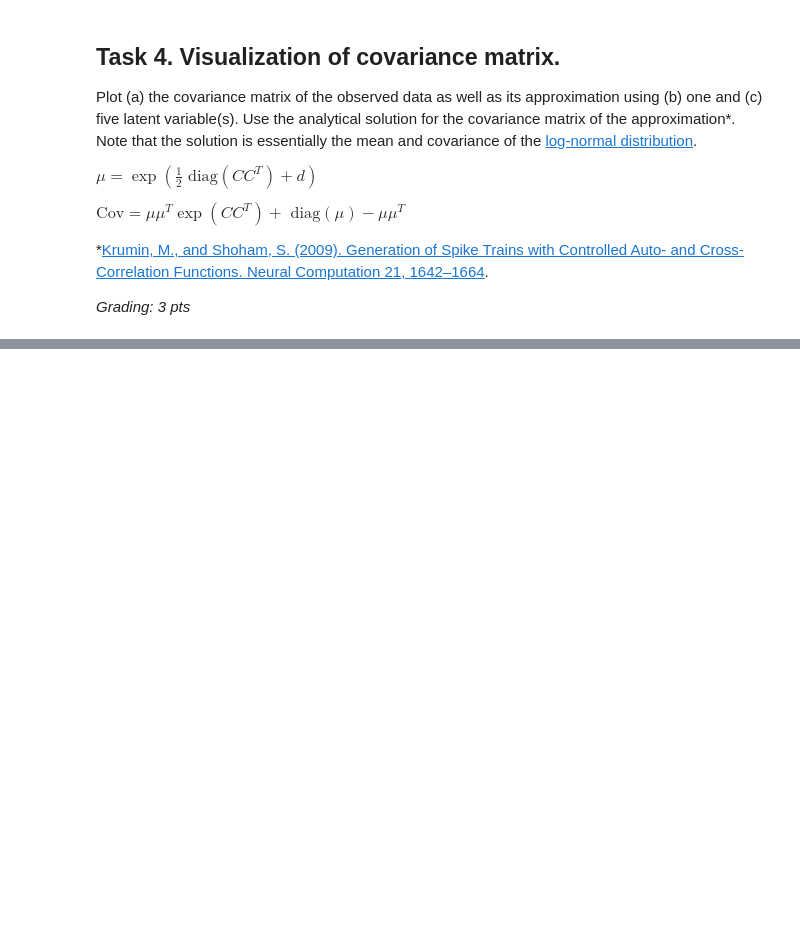
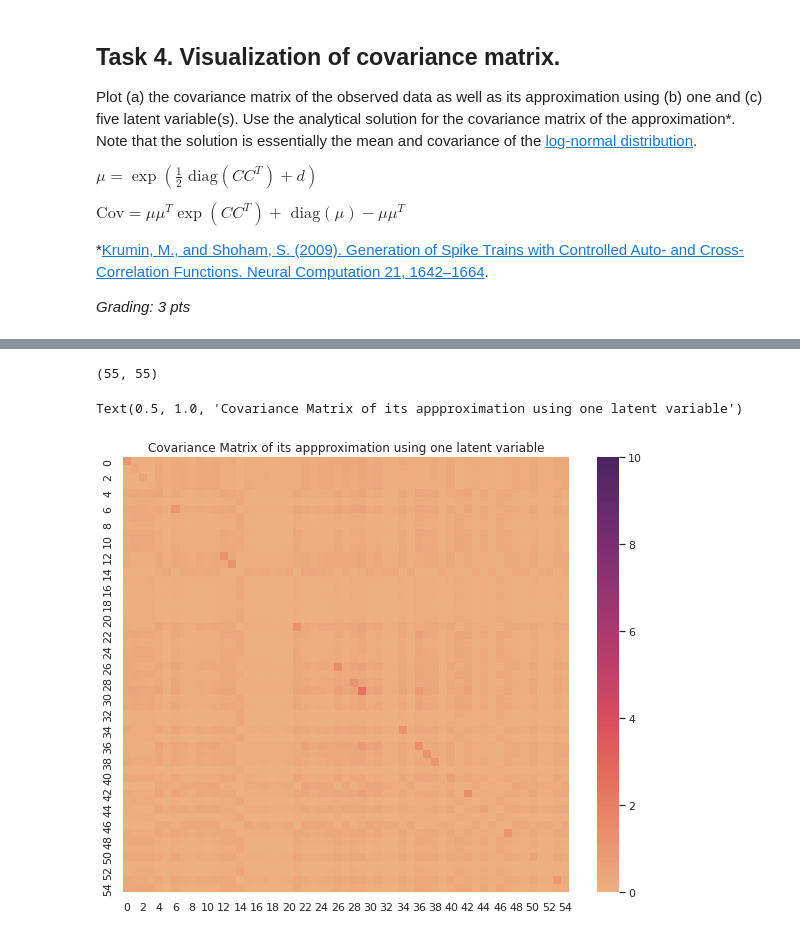
Before and after one commit to Vanessa-Ts/neuralDS, a Jupyter notebook: Ex8/notebooks/CodingLab8.ipynb, the cells around one changed output, grey strips where cells are left out. Cells and saved outputs as stored; diff of their text form; code cells hidden in the pictures; blank space fills up the shorter version.

```diff
--- a/Ex8/notebooks/CodingLab8.ipynb
+++ b/Ex8/notebooks/CodingLab8.ipynb
@@ -407,0 +434,12 @@ $ \text{Cov}= \mu\mu^T \exp(CC^T)+\text{ diag}(\mu) - \mu\mu^T$
+# %%
+# Plot approximation using one latent variable
+
+print(str(np.shape(cov_1)))
+
+plt.figure(figsize=(10,8))
+sns.heatmap(cov_1, cmap =sns.color_palette("flare", as_cmap=True), vmax=10)
+plt.title('Covariance Matrix of its appproximation using one latent variable')
+# %% [output]
+(55, 55)
+Text(0.5, 1.0, 'Covariance Matrix of its appproximation using one latent variable')
+[figure, added]
```
Also changed, not shown: parts of 9 cells of this notebook.
